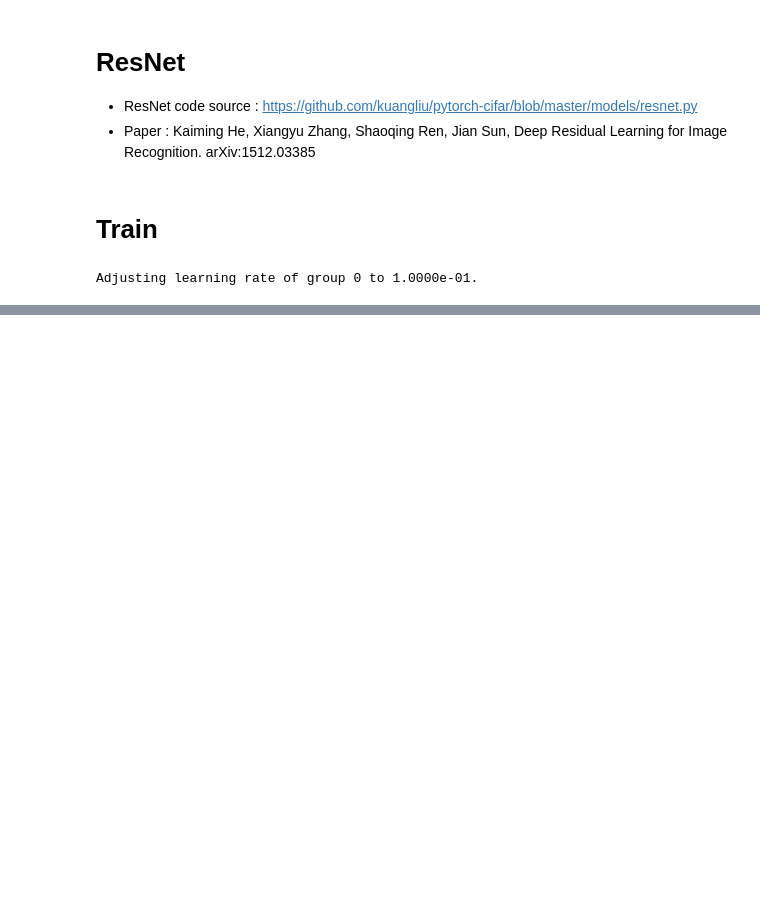
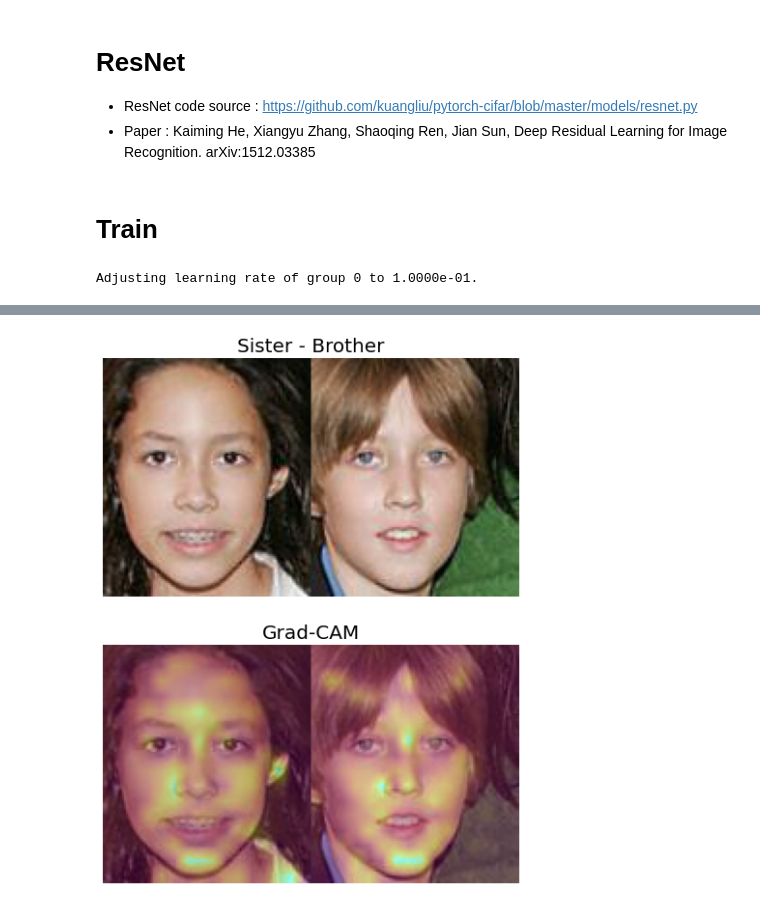
Before and after one commit to TooTouch/KU-ComputerVision, a Jupyter notebook: Project/Kinship Verification.ipynb, the cells around one changed output, grey strips where cells are left out. Saved outputs shown, nothing was run; the diff lists cells and outputs as text; code cells hidden in the pictures; blank space fills up the shorter version.

```diff
--- a/Project/Kinship Verification.ipynb
+++ b/Project/Kinship Verification.ipynb
@@ -495,0 +738,4 @@ fam_list = pd.Series(fam_list).value_counts().sort_index()
+# %%
+vis_result(92)
+# %% [output]
+[figure, added]
```
Also changed, not shown: parts of 29 cells of this notebook.
